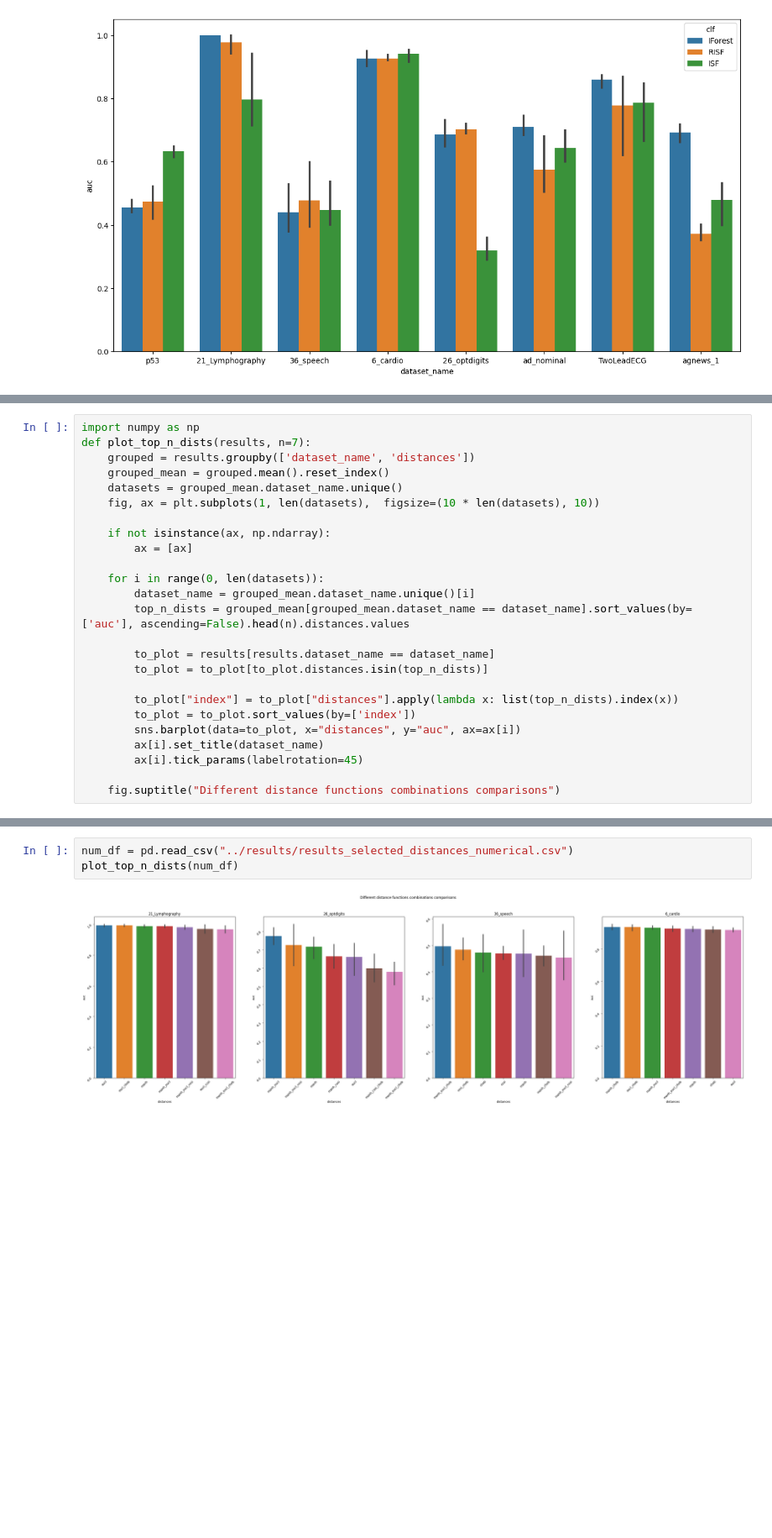
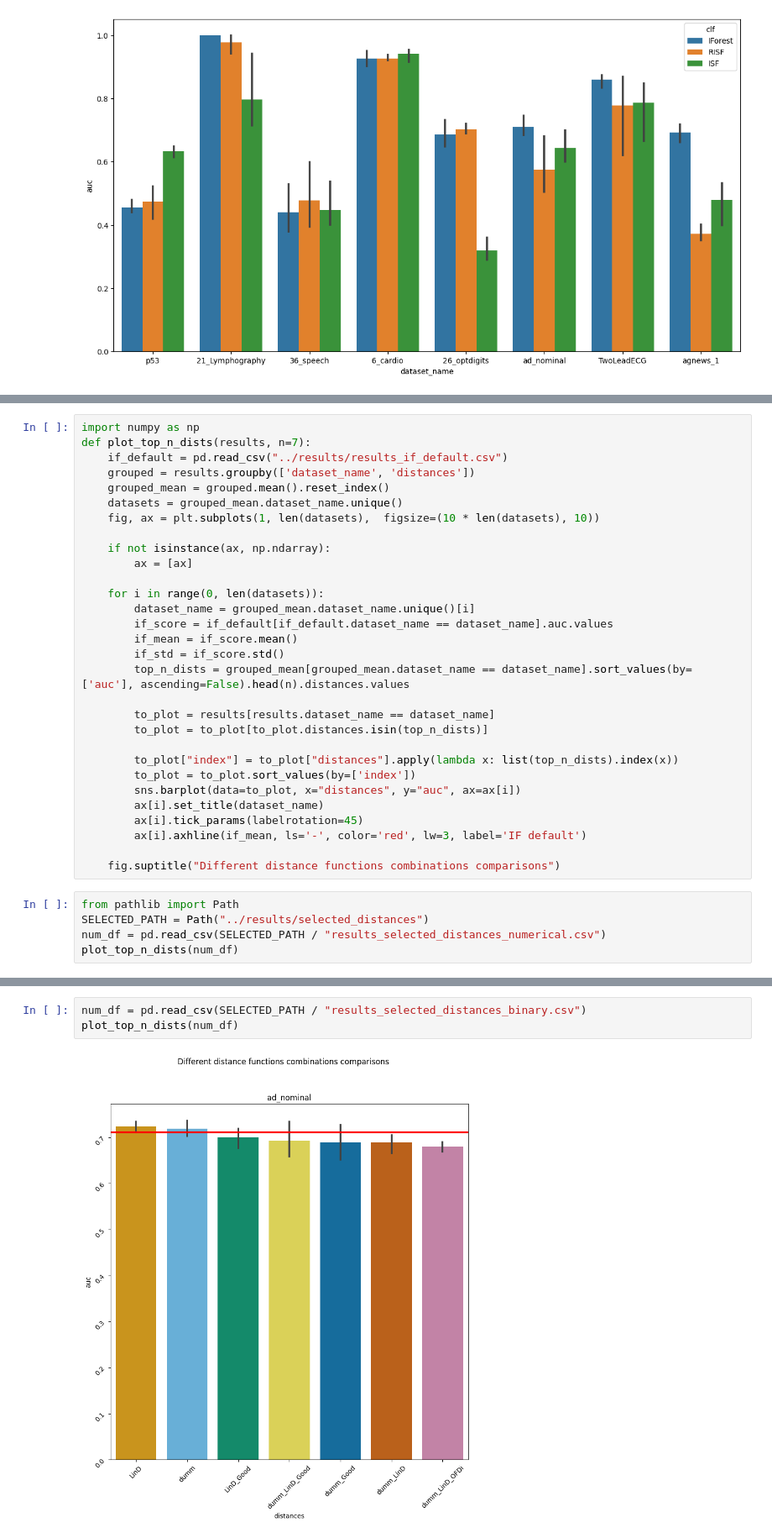
Before and after one commit to SebChw/RSIF, a Jupyter notebook: notebooks/visualizations.ipynb, the cells around one changed output, grey strips where cells are left out. Shown at 84% size. Saved outputs shown, nothing was run; the diff lists cells and outputs as text; blank space fills up the shorter version.

```diff
--- a/notebooks/visualizations.ipynb
+++ b/notebooks/visualizations.ipynb
@@ -49,6 +47,7 @@ sns.despine()
 # %%
 import numpy as np
 def plot_top_n_dists(results, n=7):
+    if_default = pd.read_csv("../results/results_if_default.csv")
     grouped = results.groupby(['dataset_name', 'distances'])
     grouped_mean = grouped.mean().reset_index()
     datasets = grouped_mean.dataset_name.unique()
@@ -59,6 +58,9 @@ def plot_top_n_dists(results, n=7):
 
     for i in range(0, len(datasets)):
         dataset_name = grouped_mean.dataset_name.unique()[i]
+        if_score = if_default[if_default.dataset_name == dataset_name].auc.values
+        if_mean = if_score.mean()
+        if_std = if_score.std()
         top_n_dists = grouped_mean[grouped_mean.dataset_name == dataset_name].sort_values(by=['auc'], ascending=False).head(n).distances.values
 
         to_plot = results[results.dataset_name == dataset_name]
@@ -69,5 +71,11 @@ def plot_top_n_dists(results, n=7):
         sns.barplot(data=to_plot, x="distances", y="auc", ax=ax[i])
         ax[i].set_title(dataset_name)
         ax[i].tick_params(labelrotation=45)
+        ax[i].axhline(if_mean, ls='-', color='red', lw=3, label='IF default')
 
     fig.suptitle("Different distance functions combinations comparisons")
+# %%
+from pathlib import Path
+SELECTED_PATH = Path("../results/selected_distances")
+num_df = pd.read_csv(SELECTED_PATH / "results_selected_distances_numerical.csv")
+plot_top_n_dists(num_df)
@@ -74,6 +89,6 @@ def plot_top_n_dists(results, n=7):
 # %%
-num_df = pd.read_csv("../results/results_selected_distances_numerical.csv")
+num_df = pd.read_csv(SELECTED_PATH / "results_selected_distances_binary.csv")
 plot_top_n_dists(num_df)
 # %% [output]
-[figure, old version]
+[figure, new version]
 # %%
```
Also changed, not shown: parts of 18 cells of this notebook, 29 other files.
